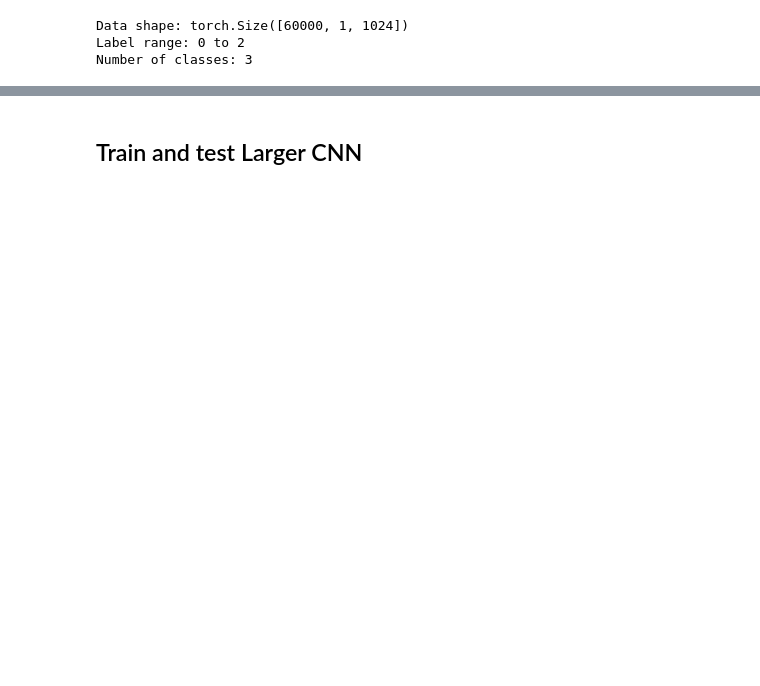
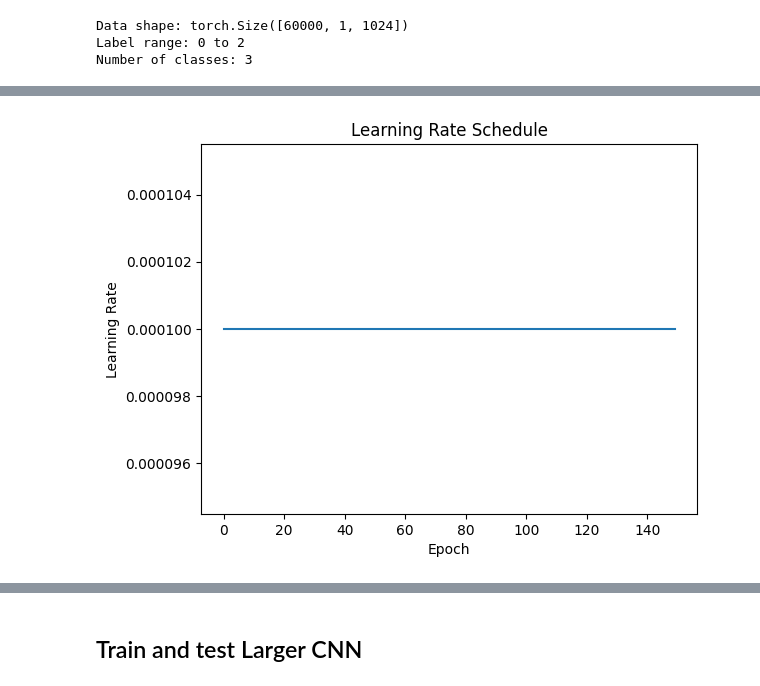
Before and after one commit to tls54/THz-TD-CNN, a Jupyter notebook: Model_testing.ipynb, the cells around one changed output, grey strips where cells are left out. Saved outputs shown, nothing was run; the diff lists cells and outputs as text; code cells hidden in the pictures; blank space fills up the shorter version.

```diff
--- a/Model_testing.ipynb
+++ b/Model_testing.ipynb
@@ -101,3 +150,11 @@ plt.show()
+# %%
+plt.plot(lr_vals)
+plt.xlabel("Epoch")
+plt.ylabel("Learning Rate")
+plt.title("Learning Rate Schedule")
+plt.show()
+# %% [output]
+[figure, added]
 # %%
 # Load the validation dataset
 val_data = torch.load("Validation.pt", weights_only=False)
```
Also changed, not shown: parts of 16 cells of this notebook, 4 other files.
